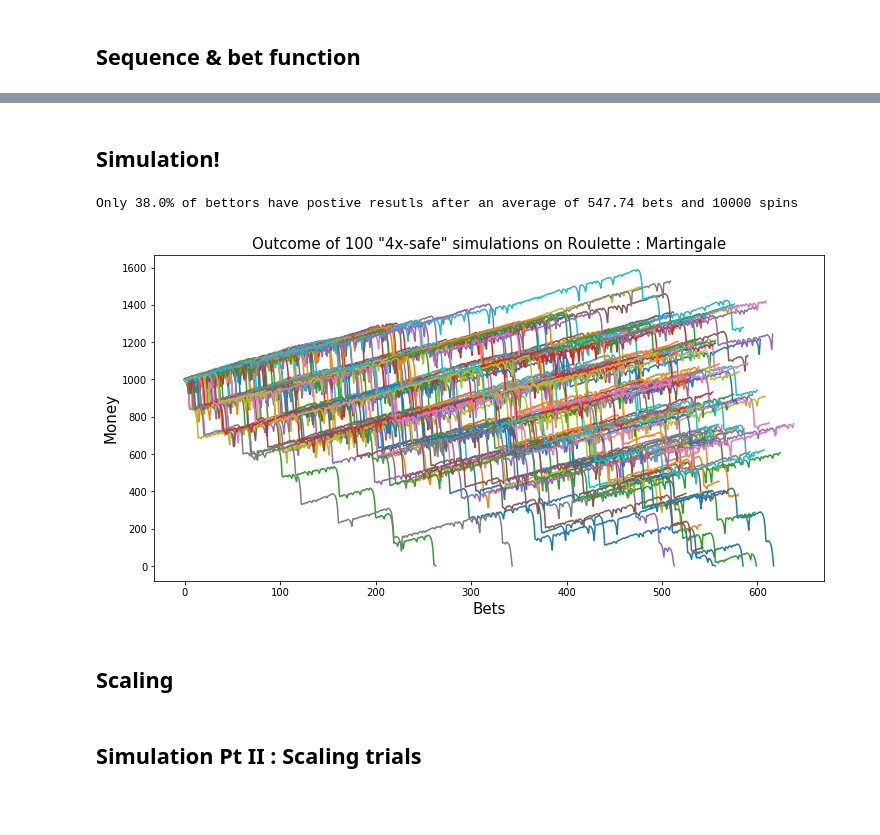
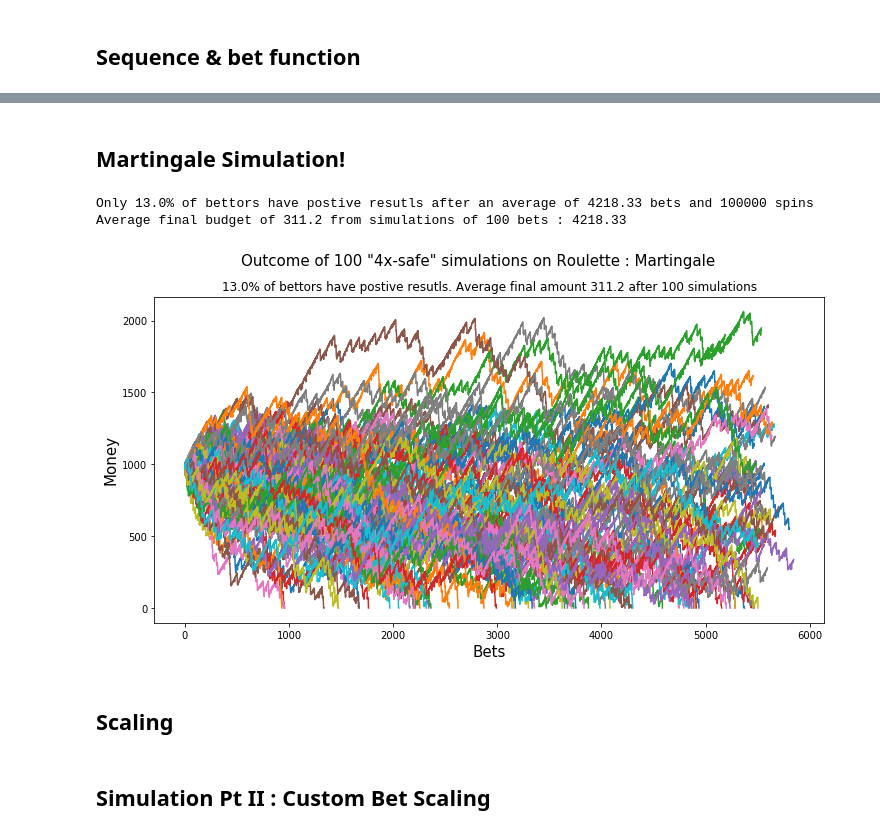
Before and after one commit to ButchBotch/RandProjects, a Jupyter notebook: Main/Roulette_Martingale_Simulation/Roulette_Martingale.ipynb, the cells around one changed output, grey strips where cells are left out. Drawn from its saved outputs; the diff is of its cells as text; code cells hidden in the pictures; blank space fills up the shorter version.

```diff
--- a/Main/Roulette_Martingale_Simulation/Roulette_Martingale.ipynb
+++ b/Main/Roulette_Martingale_Simulation/Roulette_Martingale.ipynb
@@ -8,18 +7,14 @@ from matplotlib import rc, rcParams
 # %% [markdown]
 ## Setting Parameters
 # %%
-winp = 18.0/37
-#rn.seed(2)
+# winp = 18.0/37
+# rn.seed(2)
 
 initial_budget = 1000 # Initial budget
 min_bet = 2.5 # Minimum bet
-max_bet = 100 # Max bet   # 2.5, 5, 10, 20, 40 = 77.5..
-spins = 10000 # Number of spins
-
-bet_after = 2 # Bet after how many consecutive Reds
-
-bet = [] # Bet
-total_budget = [] # Current budget
+max_bet = 80 # Max bet   # 2.5, 5, 10, 20, 40 = 77.5.. # 2.5 7.5 22.5 67
+spins = 100000 # Number of spins
+num_simulations=100
 # %% [markdown]
 ## Spin
 # %%
@@ -72,10 +117,9 @@ def Win_or_Lose(initial_budget, max_bet, spins, min_bet,recordList):
                 else:
                     money -= bet_size
                     bet_size = np.min((2 * bet_size, max_bet))
-                    if bet_size == max_bet:
-                        bet_size = min_bet
+                    output.append(money)
+                    if bet_size >= max_bet:
+                        bet_size = min_bet/2.0
                     if bet_size > money:
                         bet_size = money
-                    output.append(money)
-
     return output
@@ -82,30 +181,34 @@ def Win_or_Lose(initial_budget, max_bet, spins, min_bet,recordList):
 # %% [markdown]
-## Simulation!
+## Martingale Simulation!
 # %%
 plt.figure(figsize=(12,6))
-num_simulations=100
 win_counter=0
 numberofbets=[]
+end_budget=[]
 
 for n in range(num_simulations):
     recordList=record_creation(spins)
     simu=Win_or_Lose(initial_budget, max_bet, spins, min_bet,recordList)
     if simu[-1]>float(initial_budget):
         win_counter+=1
     plt.plot(simu)
+    end_budget.append(simu[-1])
     numberofbets.append(len(simu))
 win_percent = 100*win_counter/num_simulations
 
 print("Only {}% of bettors have postive resutls after an average of {} bets and {} spins".format(win_percent, np.mean(numberofbets),spins))
+print("Average final budget of {} from simulations of {} bets : {}".format(np.mean(end_budget), num_simulations, np.mean(numberofbets)))
 
-plt.title('Outcome of {} "4x-safe" simulations on Roulette : Martingale'.format(num_simulations), fontsize=15)
+plt.suptitle('Outcome of {} "4x-safe" simulations on Roulette : Martingale'.format(num_simulations), fontsize=15)
+plt.title("{}% of bettors have postive resutls. Average final amount {} after {} simulations".format(win_percent, np.mean(end_budget), num_simulations))
 plt.xlabel('Bets', fontsize=15)
 plt.ylabel('Money', fontsize=15)
-plt.savefig('Failed_Experiment.pdf', bbox_inches='tight')
+plt.savefig('Martingale.jpeg', bbox_inches='tight')
 plt.show()
 # %% [output]
-Only 38.0% of bettors have postive resutls after an average of 547.74 bets and 10000 spins
+Only 13.0% of bettors have postive resutls after an average of 4218.33 bets and 100000 spins
+Average final budget of 311.2 from simulations of 100 bets : 4218.33
-[figure, old version]
+[figure, new version]
 # %% [markdown]
 ## Scaling
 # %%
@@ -121,5 +230,5 @@ def bet_scaling(initial_bet,max_bet,power):
 # %% [markdown]
-## Simulation Pt II : Scaling trials
+## Simulation Pt II : Custom Bet Scaling
 # %%
 # WinLose function : Custom Betting Scale
 def Win_or_Lose_Custom(initial_budget, max_bet, spins, min_bet,recordList,custom_bet_scale):
```
Also changed, not shown: parts of 9 cells of this notebook, 7 other files.
